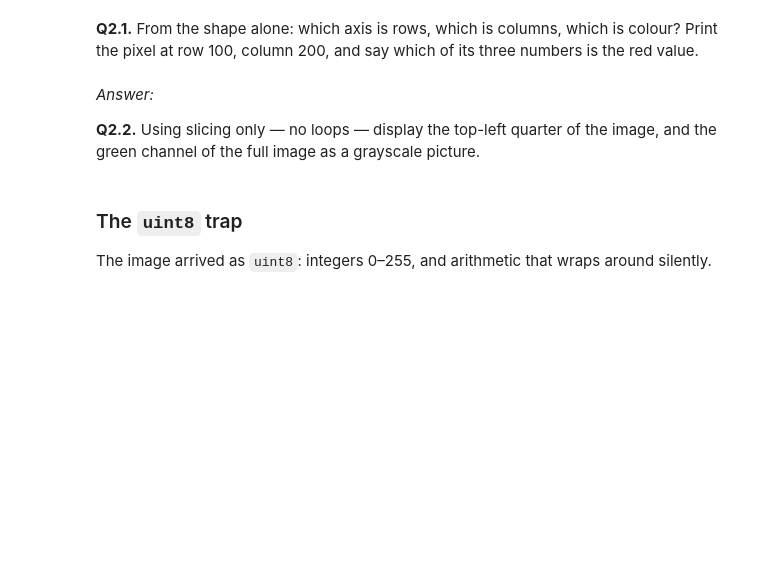
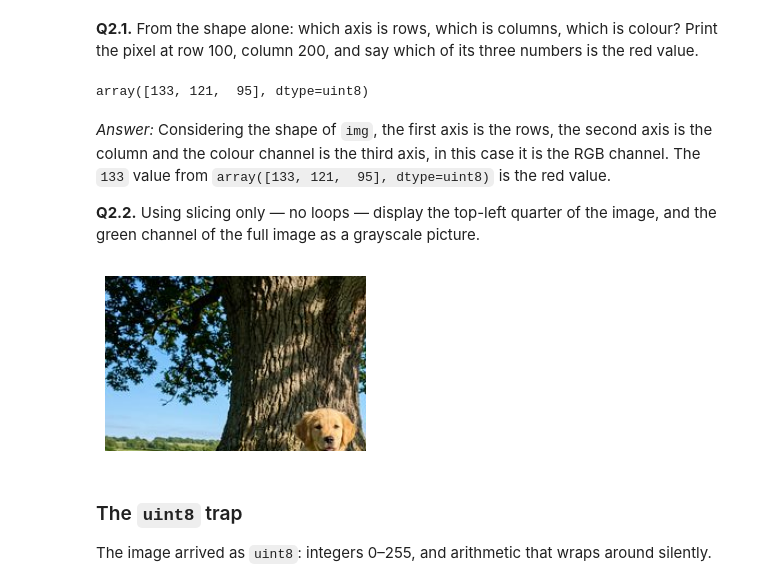
Before and after one commit to jassiel-ndlovu/cv-labs, a Jupyter notebook: lab-01.ipynb, the cells around one changed output. Cells and saved outputs as stored; diff of their text form; code cells hidden in the pictures; blank space fills up the shorter version.

```diff
--- a/lab-01.ipynb
+++ b/lab-01.ipynb
@@ -86,7 +99,10 @@ show(img)
 **Q2.1.** From the shape alone: which axis is rows, which is columns, which is colour? Print the pixel at row 100, column 200, and say which of its three numbers is the red value.
 # %%
 # YOUR CODE HERE
+img[99, 199]
+# %% [output]
+array([133, 121,  95], dtype=uint8)
 # %% [markdown]
-*Answer:*
+*Answer:* Considering the shape of `img`, the first axis is the rows, the second axis is the column and the colour channel is the third axis, in this case it is the RGB channel. The `133` value from `array([133, 121,  95], dtype=uint8)` is the red value.
 
 **Q2.2.** Using slicing only — no loops — display the top-left quarter of the image, and the green channel of the full image as a grayscale picture.
@@ -95,3 +109,17 @@ show(img)
+# %%
+# YOUR CODE HERE
+
+# half x dimension
+h_x = (int) (img.shape[0] / 2)
+
+# half y dimension
+h_y = (int) (img.shape[1] / 2)
+
+top_left_img = img[0:h_x, 0:h_y]
+
+show(top_left_img)
+# %% [output]
+[figure, added]
 # %% [markdown]
 ### The `uint8` trap
 
```
Also changed, not shown: parts of 9 cells of this notebook.
